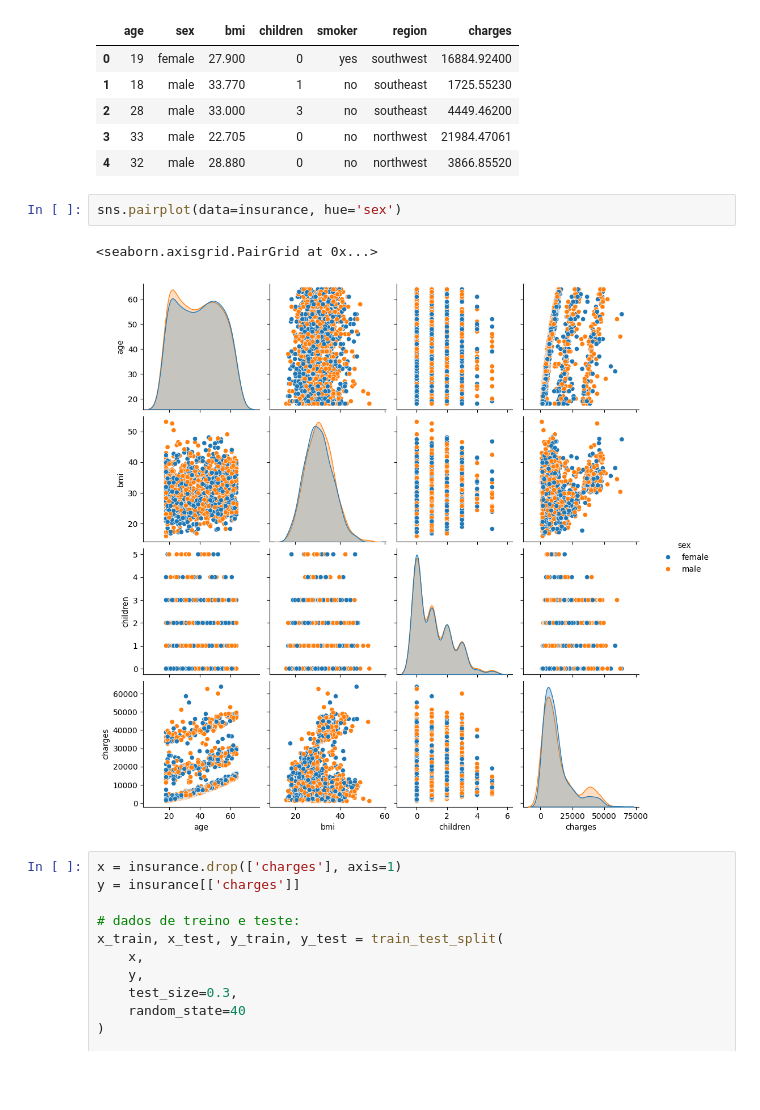
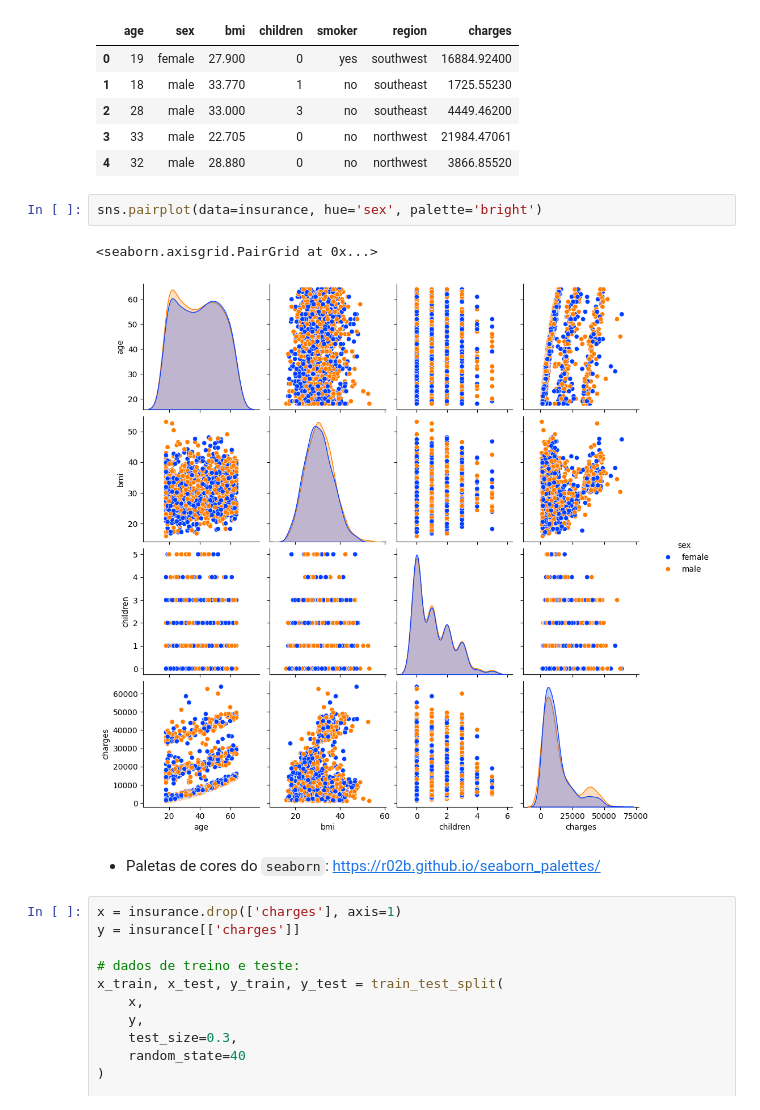
Before and after one commit to OviedoVR/ML_especializacao_2025, a Jupyter notebook: notebooks/regressao.ipynb, the cells around one changed output. Cells and saved outputs as stored; diff of their text form; blank space fills up the shorter version.

```diff
--- a/notebooks/regressao.ipynb
+++ b/notebooks/regressao.ipynb
@@ -338,10 +354,12 @@ insurance.head()
 | 3 | 33 | male | 22.705 | 0 | no | northwest | 21984.47061 |
 | 4 | 32 | male | 28.880 | 0 | no | northwest | 3866.85520 |
 # %%
-sns.pairplot(data=insurance, hue='sex')
+sns.pairplot(data=insurance, hue='sex', palette='bright')
 # %% [output]
 <seaborn.axisgrid.PairGrid at 0x...>
-[figure, old version]
+[figure, new version]
+# %% [markdown]
+* Paletas de cores do `seaborn`: https://r02b.github.io/seaborn_palettes/
 # %%
 x = insurance.drop(['charges'], axis=1)
 y = insurance[['charges']]
```
Also changed, not shown: parts of 18 cells of this notebook.
